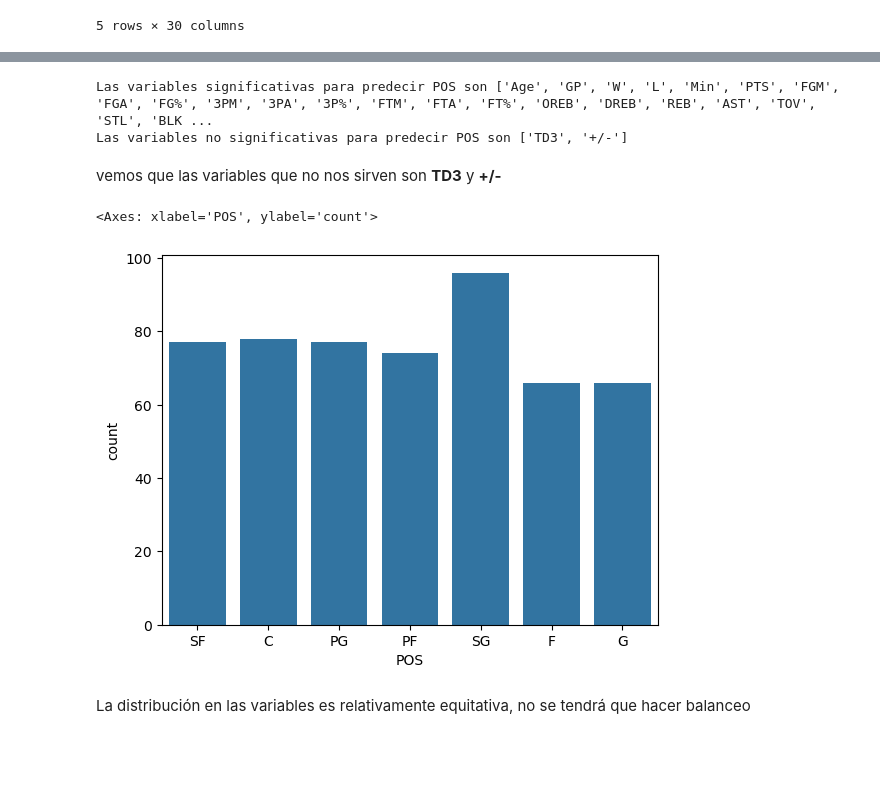
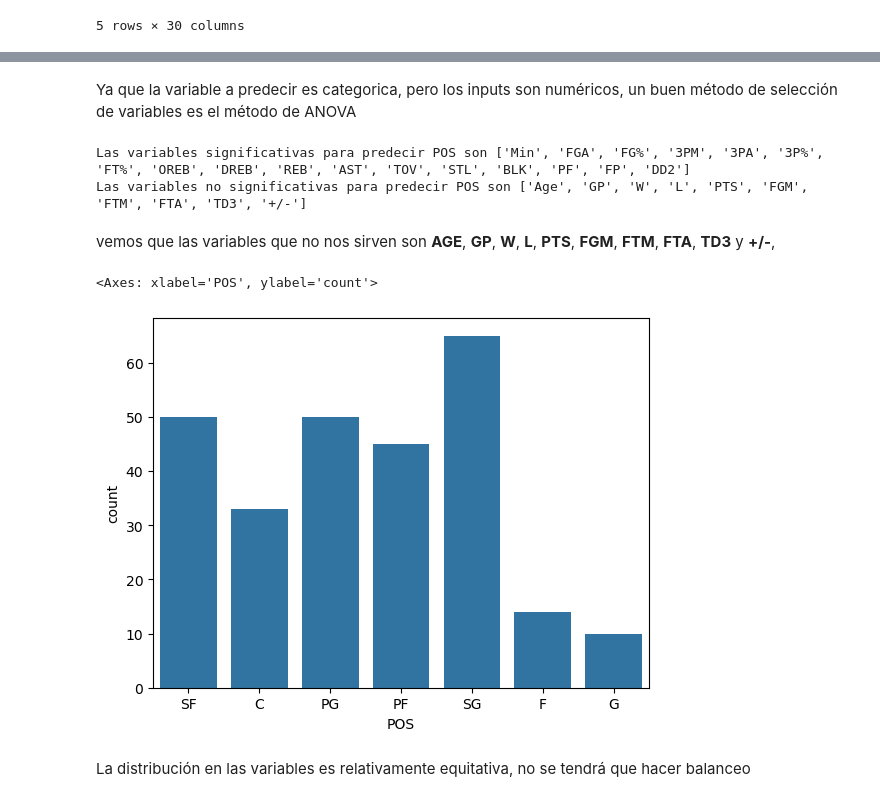
Before and after one commit to RafaelTakata0105/Proyecto_Flores_Takata, a Jupyter notebook: notebooks/Proyecto_final.ipynb, the cells around one changed output, grey strips where cells are left out. Saved outputs shown, nothing was run; the diff lists cells and outputs as text; code cells hidden in the pictures; blank space fills up the shorter version.

```diff
--- a/notebooks/Proyecto_final.ipynb
+++ b/notebooks/Proyecto_final.ipynb
@@ -339,0 +308,2 @@ df.head()
+# %%
+df_mr = df[df["Min"] > 984]
@@ -340,3 +316,3 @@ df.head()
 # %%
-X_C = df.drop(['POS', 'PName', 'Team'], axis = 1)
-Y_C = df['POS']
+X_C = df_mr.drop(['POS', 'PName', 'Team'], axis = 1)
+Y_C = df_mr['POS']
@@ -348,25 +351,36 @@ Y_Cn = Y_C.dropna()
+# %% [markdown]
+Ya que la variable a predecir es categorica, pero los inputs son numéricos, un buen método de selección de variables es el método de ANOVA
 # %%
 significativas = []
 ns = []
-var_num = X_C.columns
+var_num = X_train_C.columns
+
+unique_values = y_train_C.astype(str).unique()
 
 for variable in var_num:
 
     grupos = []
-    for valor in Y_Cn.unique():
-        grupos.append(X_C[Y_C == valor][variable])
+    for valor in unique_values:
+        grupo = X_train_C[y_train_C.astype(str) == valor][variable]
 
-    F,p = stats.f_oneway(*grupos)
+        if len(grupo) > 0:
+            grupos.append(grupo)
 
-    if p < 0.05:
-        significativas.append(variable)
+    if len(grupos) > 0:
+        F,p = stats.f_oneway(*grupos)
+
+        if p < 0.05:
+            significativas.append(variable)
+        else:
+            ns.append(variable)
+
     else:
-        ns.append(variable)
+        print(f"La variable {variable} no se tomó en cuenta por falta de componentes en el grupo")
 
 print(f"Las variables significativas para predecir POS son {significativas}")
 print(f"Las variables no significativas para predecir POS son {ns}")
 # %% [output]
-Las variables significativas para predecir POS son ['Age', 'GP', 'W', 'L', 'Min', 'PTS', 'FGM', 'FGA', 'FG%', '3PM', '3PA', '3P%', 'FTM', 'FTA', 'FT%', 'OREB', 'DREB', 'REB', 'AST', 'TOV', 'STL', 'BLK ...
-Las variables no significativas para predecir POS son ['TD3', '+/-']
+Las variables significativas para predecir POS son ['Min', 'FGA', 'FG%', '3PM', '3PA', '3P%', 'FT%', 'OREB', 'DREB', 'REB', 'AST', 'TOV', 'STL', 'BLK', 'PF', 'FP', 'DD2']
+Las variables no significativas para predecir POS son ['Age', 'GP', 'W', 'L', 'PTS', 'FGM', 'FTM', 'FTA', 'TD3', '+/-']
 # %% [markdown]
-vemos que las variables que no nos sirven son **TD3** y **+/-**
+vemos que las variables que no nos sirven son **AGE**, **GP**, **W**, **L**, **PTS**, **FGM**, **FTM**, **FTA**, **TD3** y **+/-**,
@@ -375,8 +387,10 @@ X_C = X_C.drop(["TD3", "+/-"], axis=1)
+# %%
+X_train_Ca = X_train_C.drop(ns, axis=1) #droppeamos las columnas que no nos sirven
 # %%
-sns.countplot(data=X_C, x=Y_C)
+sns.countplot(data=X_train_Ca, x=Y_C)
 # %% [output]
 <Axes: xlabel='POS', ylabel='count'>
-[figure, old version]
+[figure, new version]
 # %% [markdown]
 La distribución en las variables es relativamente equitativa, no se tendrá que hacer balanceo
 # %%
```
Also changed, not shown: parts of 25 cells of this notebook.
